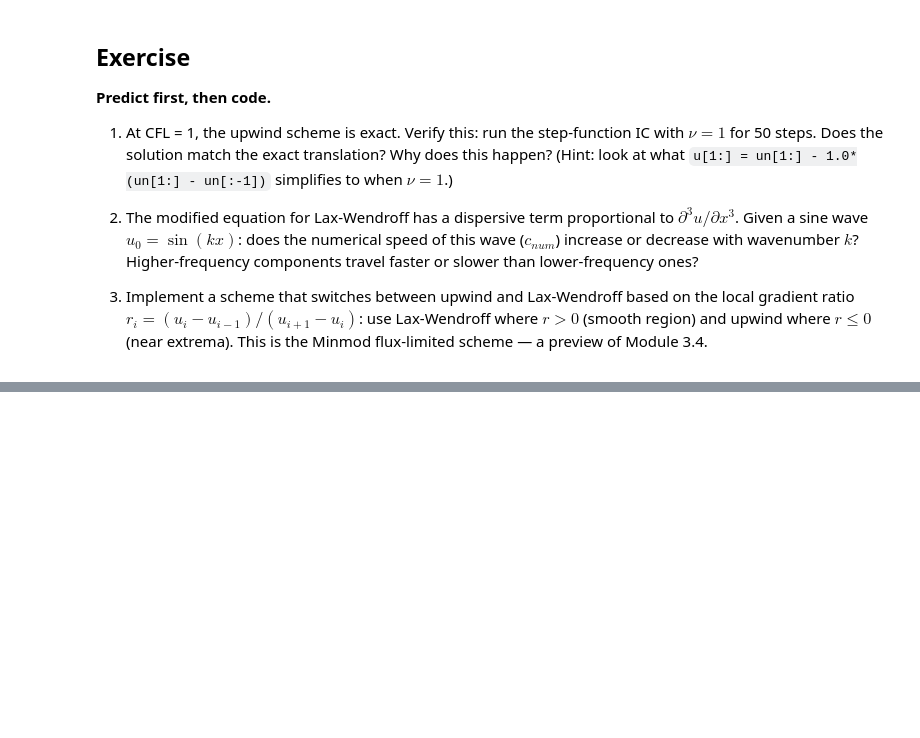
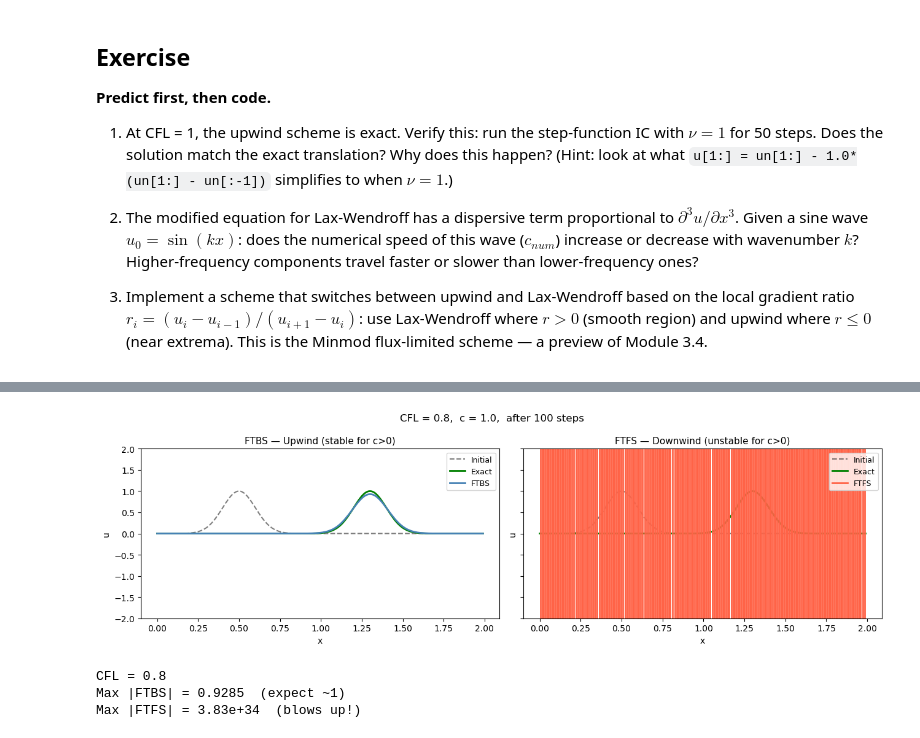
Before and after one commit to harishragul/cfd, a Jupyter notebook: curriculum/module_01_foundations/06_1d_linear_advection.ipynb, the cells around one changed output, grey strips where cells are left out. Saved outputs shown, nothing was run; the diff lists cells and outputs as text; code cells hidden in the pictures; blank space fills up the shorter version.

```diff
--- a/curriculum/module_01_foundations/06_1d_linear_advection.ipynb
+++ b/curriculum/module_01_foundations/06_1d_linear_advection.ipynb
@@ -281,0 +305,74 @@ dt = cfl * dx / max_speed    # set cfl=0.5–0.9 for safety
+# %%
+import numpy as np
+import matplotlib.pyplot as plt
+
+# ── Grid & parameters ──────────────────────────────────────────────────────────
+L     = 2.0          # domain length
+N     = 200          # number of grid points
+c     = 1.0          # wave speed (positive = rightward)
+cfl   = 0.8          # CFL number (< 1 required for stability)
+dx    = L / N
+dt    = cfl * dx / c
+nt    = 100          # number of time steps
+
+x     = np.linspace(0, L, N, endpoint=False)
+x0, sigma = 0.5, 0.1                         # Gaussian pulse parameters
+
+def gaussian(x_arr, center):
+    return np.exp(-((x_arr - center) ** 2) / (2 * sigma ** 2))
+
+u0 = gaussian(x, x0)
+
+# ── FTBS: looks LEFT (i-1) — upwind for c > 0 ──────────────────────────────
+def ftbs(u):
+    u = u.copy()
+    for _ in range(nt):
+        # np.roll(u, 1) shifts array right by 1, giving u_{i-1}
+        u = u - cfl * (u - np.roll(u, 1))
+    return u
+
+# ── FTFS: looks RIGHT (i+1) — downwind for c > 0 ───────────────────────────
+def ftfs(u):
+    u = u.copy()
+    for _ in range(nt):
+        # np.roll(u, -1) shifts array left by 1, giving u_{i+1}
+        u = u - cfl * (np.roll(u, -1) - u)
+    return u
+
+# ── Exact solution (periodic wrap) ─────────────────────────────────────────
+x_exact = (x - c * nt * dt) % L
+u_exact = gaussian(x, x0 + c * nt * dt)    # simple shift (no wrap needed here)
+
+u_ftbs = ftbs(u0)
+u_ftfs = ftfs(u0)
+
+# ── Plot ────────────────────────────────────────────────────────────────────
+fig, axes = plt.subplots(1, 2, figsize=(13, 4), sharey=True)
+
+configs = [
+    (u_ftbs, "FTBS — Upwind (stable for c>0)",   "steelblue"),
+    (u_ftfs, "FTFS — Downwind (unstable for c>0)", "tomato"),
+]
+
+for ax, (u_sol, title, color) in zip(axes, configs):
+    ax.plot(x, u0,      "k--", lw=1.5, alpha=0.5, label="Initial")
+    ax.plot(x, u_exact,  "g-",  lw=2,              label="Exact")
+    ax.plot(x, u_sol, color=color, lw=2,            label=title.split("—")[0].strip())
+    ax.set_title(title, fontsize=11)
+    ax.set_xlabel("x")
+    ax.set_ylabel("u")
+    ax.set_ylim(-2, 2)
+    ax.legend(fontsize=9)
+
+plt.suptitle(f"CFL = {cfl},  c = {c},  after {nt} steps", fontsize=12)
+plt.tight_layout()
+plt.show()
+
+print(f"CFL = {cfl}")
+print(f"Max |FTBS| = {np.max(np.abs(u_ftbs)):.4f}  (expect ~1)")
+print(f"Max |FTFS| = {np.max(np.abs(u_ftfs)):.2e}  (blows up!)")
+# %% [output]
+[figure, added]
+CFL = 0.8
+Max |FTBS| = 0.9285  (expect ~1)
+Max |FTFS| = 3.83e+34  (blows up!)
```
Also changed, not shown: parts of 6 cells of this notebook, 8 other files.
